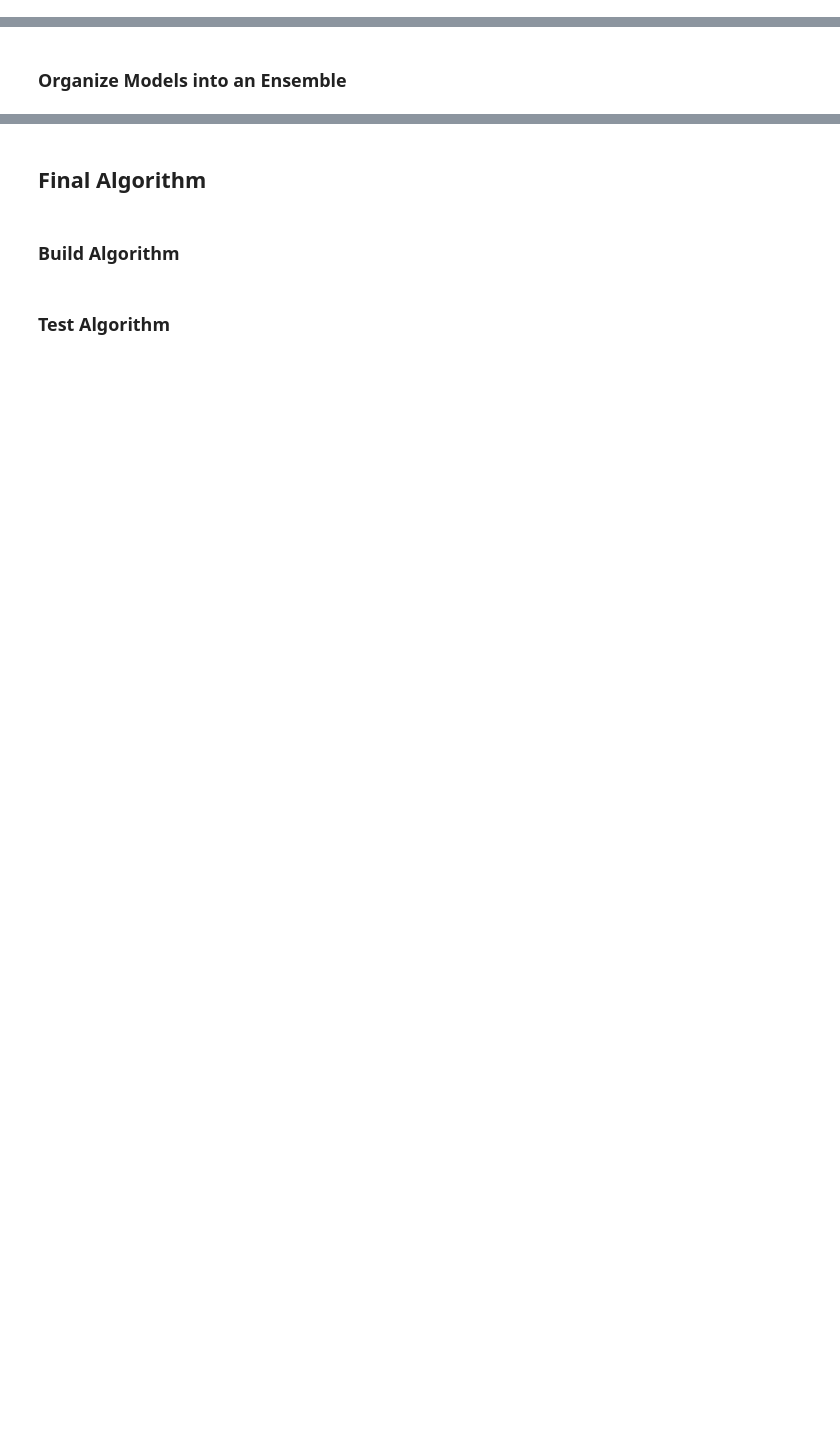
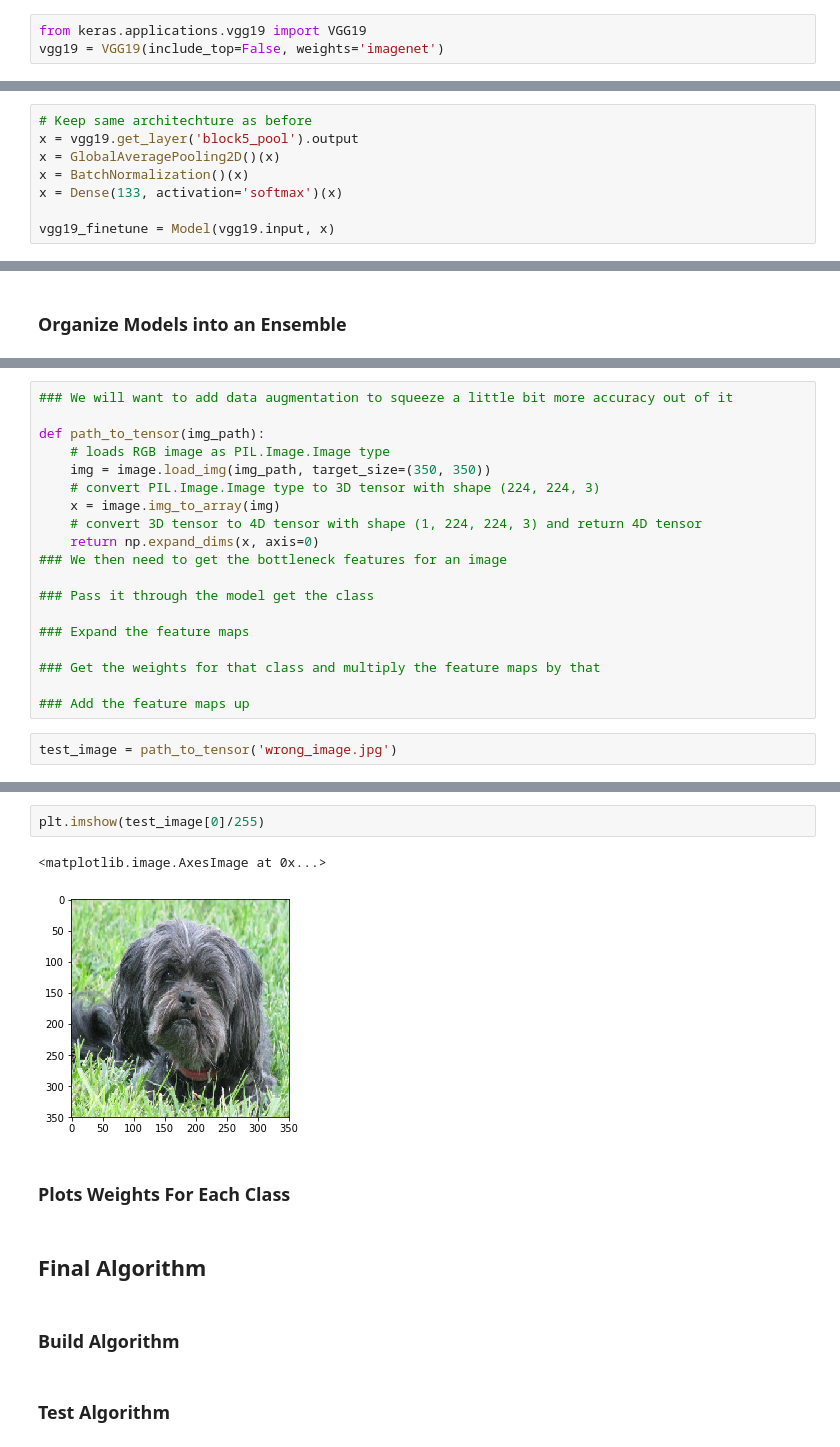
Before and after one commit to cidelab/dog-breed-classifier, a Jupyter notebook: dog_project_workbook.ipynb, the cells around one changed output, grey strips where cells are left out. Cells and saved outputs as stored; diff of their text form; blank space fills up the shorter version.

Commit message:
Added a rough final version of the extended workbook
Everything is almost final. It just needs a little more polish.

```diff
--- a/dog_project_workbook.ipynb
+++ b/dog_project_workbook.ipynb
@@ -675,0 +444,3 @@ inception_model.compile(optimizer=Adam(lr=.001), loss='categorical_crossentropy'
+# %%
+from keras.applications.vgg19 import VGG19
+vgg19 = VGG19(include_top=False, weights='imagenet')
@@ -675,0 +492,8 @@ inception_model.compile(optimizer=Adam(lr=.001), loss='categorical_crossentropy'
+# %%
+# Keep same architechture as before
+x = vgg19.get_layer('block5_pool').output
+x = GlobalAveragePooling2D()(x)
+x = BatchNormalization()(x)
+x = Dense(133, activation='softmax')(x)
+
+vgg19_finetune = Model(vgg19.input, x)
@@ -708,0 +913,21 @@ Adjust size and orientation so eye and nose location match the human.
+# %%
+### We will want to add data augmentation to squeeze a little bit more accuracy out of it
+
+def path_to_tensor(img_path):
+    # loads RGB image as PIL.Image.Image type
+    img = image.load_img(img_path, target_size=(350, 350))
+    # convert PIL.Image.Image type to 3D tensor with shape (224, 224, 3)
+    x = image.img_to_array(img)
+    # convert 3D tensor to 4D tensor with shape (1, 224, 224, 3) and return 4D tensor
+    return np.expand_dims(x, axis=0)
+### We then need to get the bottleneck features for an image
+
+### Pass it through the model get the class
+
+### Expand the feature maps
+
+### Get the weights for that class and multiply the feature maps by that
+
+### Add the feature maps up
+# %%
+test_image = path_to_tensor('wrong_image.jpg')
@@ -709,3 +965,10 @@ Adjust size and orientation so eye and nose location match the human.
+# %%
+plt.imshow(test_image[0]/255)
+# %% [output]
+<matplotlib.image.AxesImage at 0x...>
+[figure, added]
+# %% [markdown]
+### Plots Weights For Each Class
 # %% [markdown]
 ## Final Algorithm
 # %% [markdown]
```
Also changed, not shown: parts of 176 cells of this notebook.
